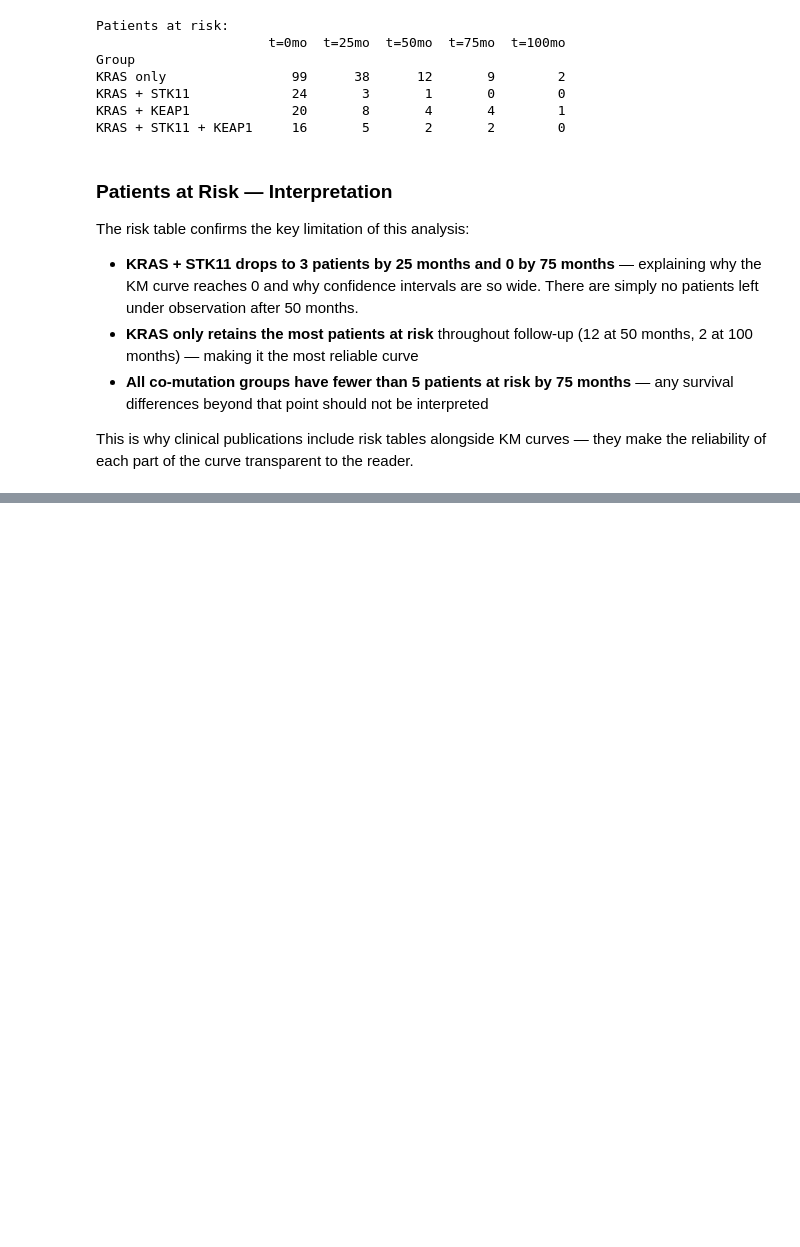
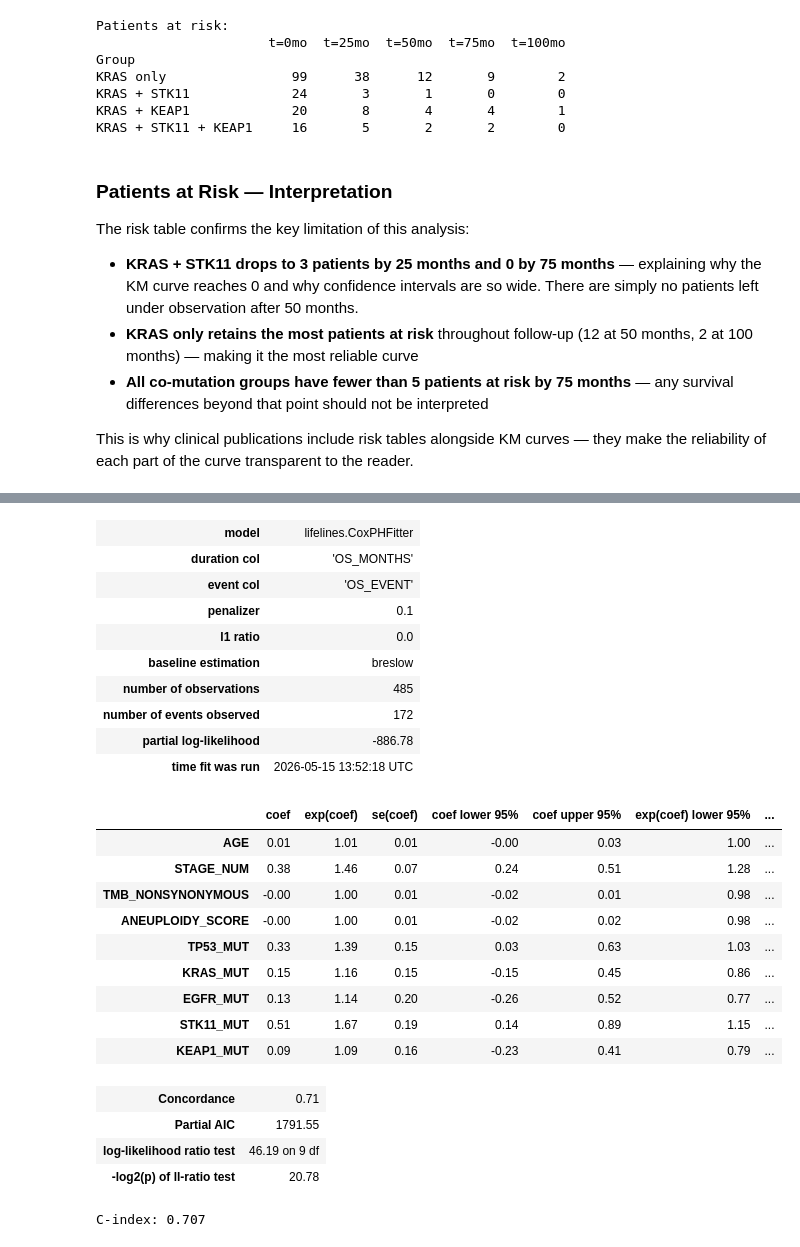
Before and after one commit to KelyNorel/tcga-luad-rwe, a Jupyter notebook: notebooks/01_eda.ipynb, the cells around one changed output, grey strips where cells are left out. Drawn from its saved outputs; the diff is of its cells as text; code cells hidden in the pictures; blank space fills up the shorter version.

```diff
--- a/notebooks/01_eda.ipynb
+++ b/notebooks/01_eda.ipynb
@@ -688,0 +739,38 @@ they make the reliability of each part of the curve transparent to the reader.
+# %%
+from lifelines import CoxPHFitter
+
+features = ["AGE", "STAGE_NUM", "TMB_NONSYNONYMOUS", "ANEUPLOIDY_SCORE",
+            "TP53_MUT", "KRAS_MUT", "EGFR_MUT", "STK11_MUT", "KEAP1_MUT"]
+
+cph = CoxPHFitter(penalizer=0.1)
+cph.fit(cox_df[["OS_MONTHS", "OS_EVENT"] + features],
+        duration_col="OS_MONTHS", event_col="OS_EVENT")
+
+cph.print_summary()
+print(f"\nC-index: {cph.concordance_index_:.3f}")
+# %% [output]
+| model | lifelines.CoxPHFitter |
+| duration col | 'OS_MONTHS' |
+| event col | 'OS_EVENT' |
+| penalizer | 0.1 |
+| l1 ratio | 0.0 |
+| baseline estimation | breslow |
+| number of observations | 485 |
+| number of events observed | 172 |
+| partial log-likelihood | -886.78 |
+| time fit was run | 2026-05-15 13:52:18 UTC |
+|  | coef | exp(coef) | se(coef) | coef lower 95% | coef upper 95% | exp(coef) lower 95% | ... |
+| AGE | 0.01 | 1.01 | 0.01 | -0.00 | 0.03 | 1.00 | ... |
+| STAGE_NUM | 0.38 | 1.46 | 0.07 | 0.24 | 0.51 | 1.28 | ... |
+| TMB_NONSYNONYMOUS | -0.00 | 1.00 | 0.01 | -0.02 | 0.01 | 0.98 | ... |
+| ANEUPLOIDY_SCORE | -0.00 | 1.00 | 0.01 | -0.02 | 0.02 | 0.98 | ... |
+| TP53_MUT | 0.33 | 1.39 | 0.15 | 0.03 | 0.63 | 1.03 | ... |
+| KRAS_MUT | 0.15 | 1.16 | 0.15 | -0.15 | 0.45 | 0.86 | ... |
+| EGFR_MUT | 0.13 | 1.14 | 0.20 | -0.26 | 0.52 | 0.77 | ... |
+| STK11_MUT | 0.51 | 1.67 | 0.19 | 0.14 | 0.89 | 1.15 | ... |
+| KEAP1_MUT | 0.09 | 1.09 | 0.16 | -0.23 | 0.41 | 0.79 | ... |
+| Concordance | 0.71 |
+| Partial AIC | 1791.55 |
+| log-likelihood ratio test | 46.19 on 9 df |
+| -log2(p) of ll-ratio test | 20.78 |
+C-index: 0.707
```
Also changed, not shown: parts of 8 cells of this notebook, 3 other files.
